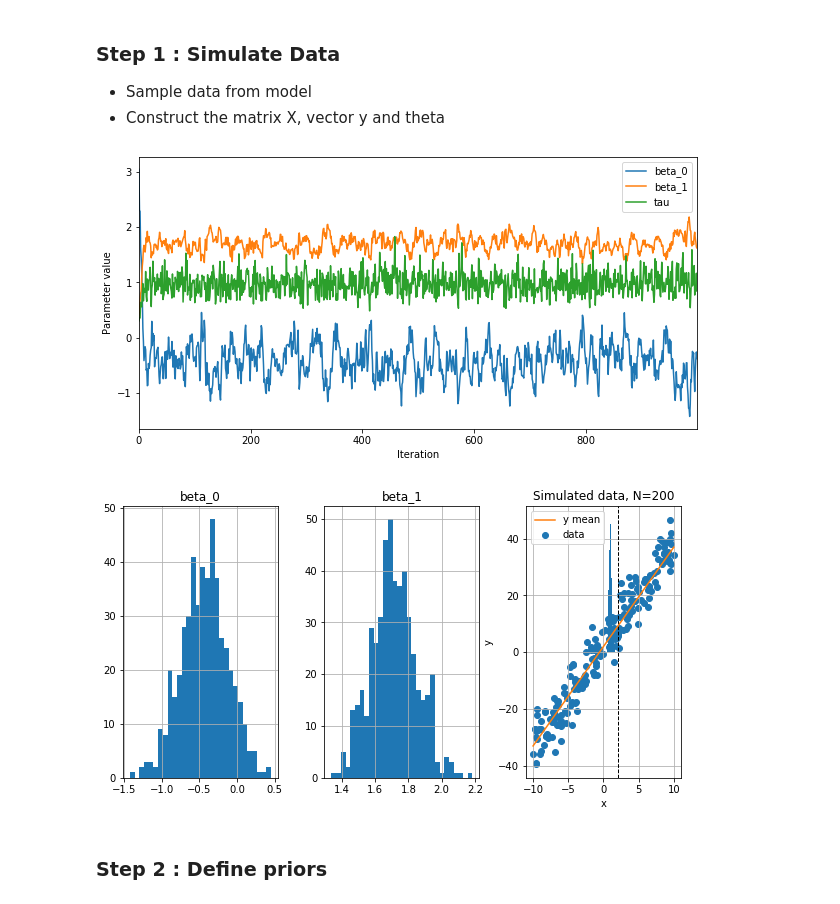
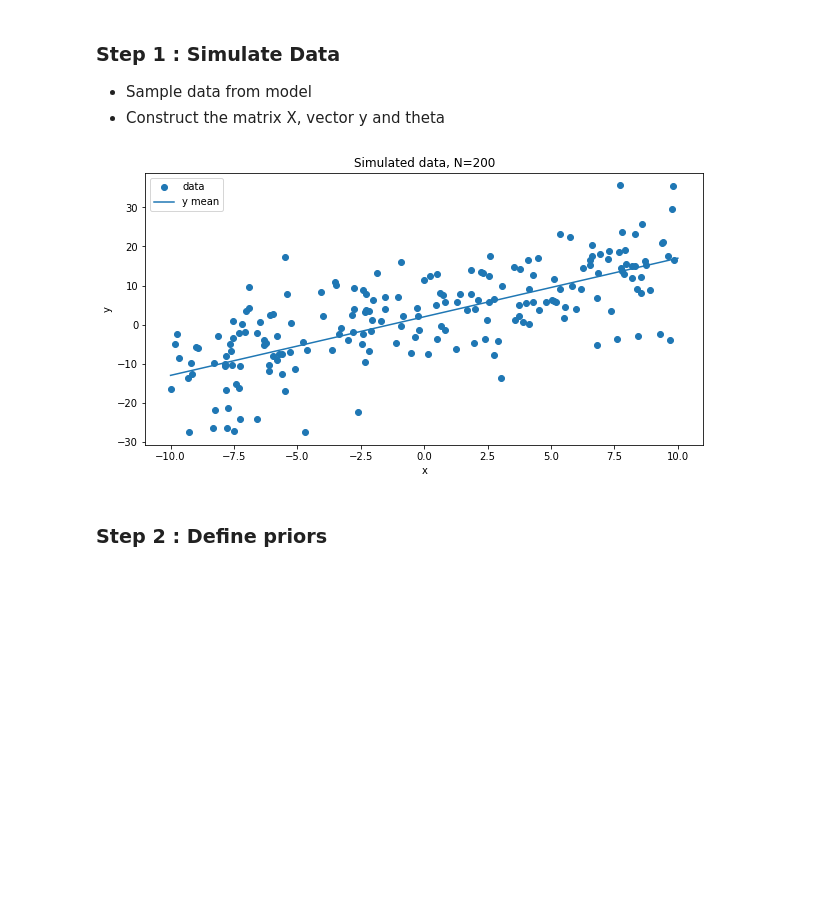
Before and after one commit to quynhhgoogoo/mcmc-project, a Jupyter notebook: notebooks/gibbs/gibs_sampling_test.ipynb, the cells around one changed output. Drawn from its saved outputs; the diff is of its cells as text; code cells hidden in the pictures; blank space fills up the shorter version.

```diff
--- a/notebooks/gibbs/gibs_sampling_test.ipynb
+++ b/notebooks/gibbs/gibs_sampling_test.ipynb
@@ -192,24 +194,23 @@ def simulate_data(w, b, sigma, N, design_range = (-10,10)):
         plt.show()
 # %%
 # True weight(s)
-w = np.array([3.5])
+w = np.array([1.5, -1.0, 0.7])
 
 # Input dimensionality
 d = w.size
 
 # True intercept
 b = 2.0
 
 # True standard deviation
 sigma = 5.0
 
 # Number of data points
 N = 200
 
 simulate_data(w, b, sigma, N, design_range = (-10,10))
 # %% [output]
-[figure, old version]
+[figure, new version]
-[figure, removed]
 # %% [markdown]
 ### Step 2 : Define priors
 # %%
```
Also changed, not shown: parts of 10 cells of this notebook.
